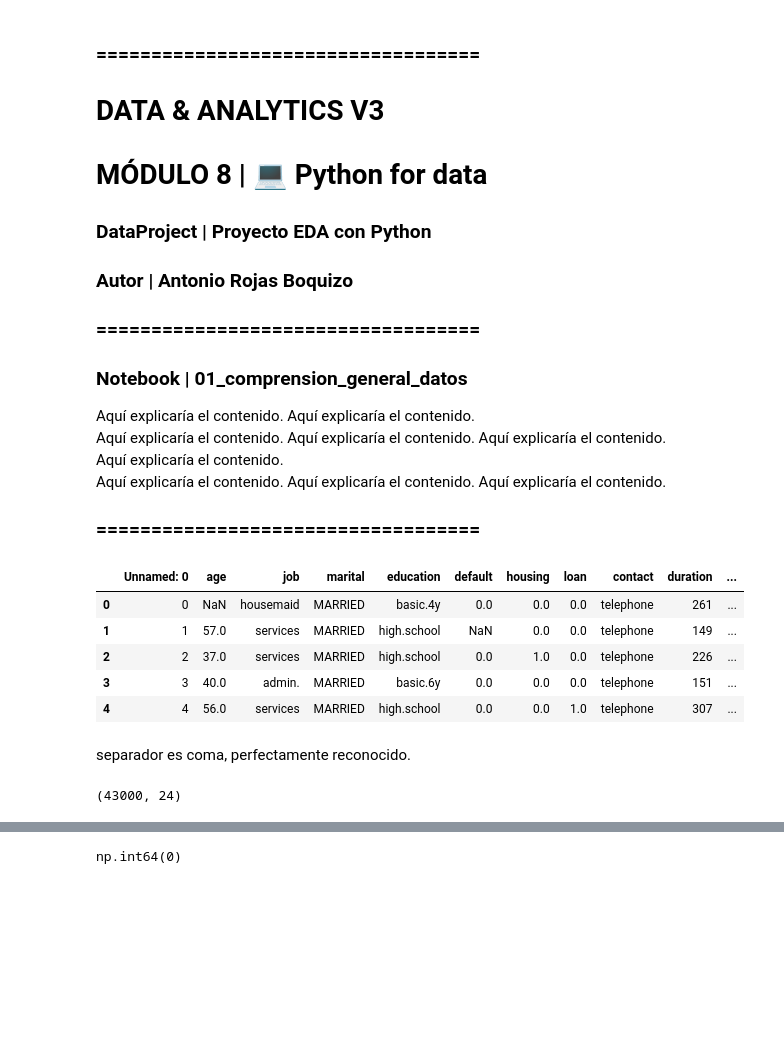
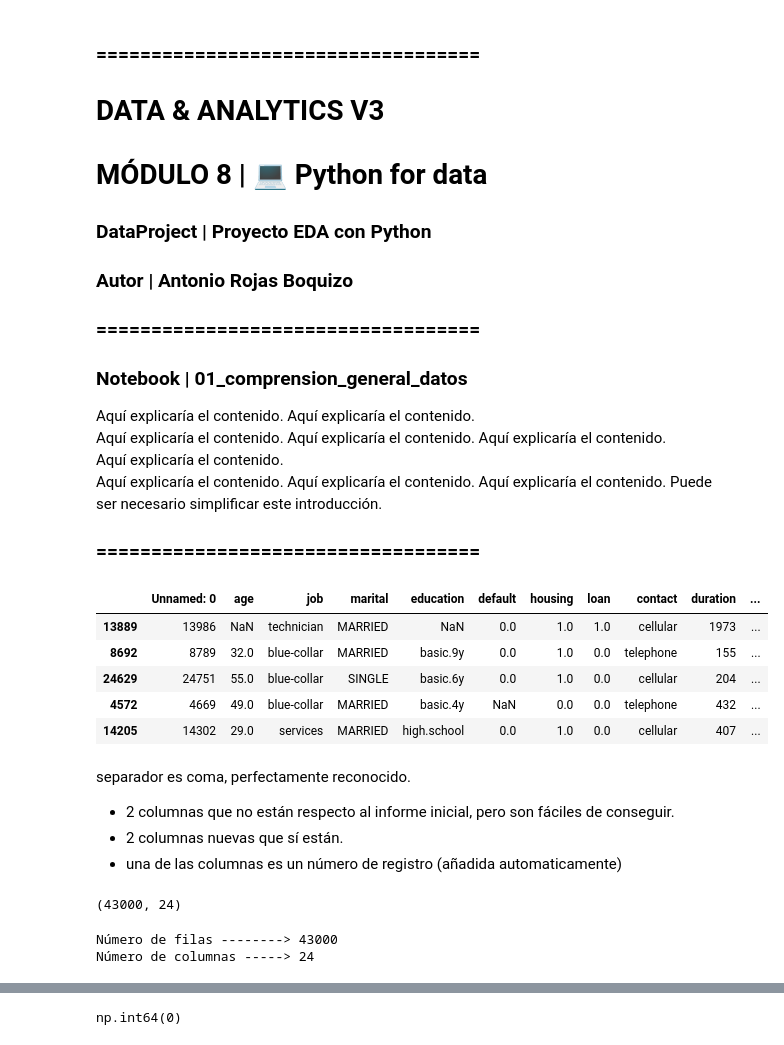
Before and after one commit to AntonioRojasBoquizo/da_proyecto_eda_python, a Jupyter notebook: notebooks/01_comprension_general_datos.ipynb, the cells around one changed output, grey strips where cells are left out. Cells and saved outputs as stored; diff of their text form; code cells hidden in the pictures; blank space fills up the shorter version.

```diff
--- a/notebooks/01_comprension_general_datos.ipynb
+++ b/notebooks/01_comprension_general_datos.ipynb
@@ -10,27 +10,49 @@ Aquí explicaría el contenido. Aquí explicaría el contenido.
 Aquí explicaría el contenido. Aquí explicaría el contenido. Aquí explicaría el contenido.
 Aquí explicaría el contenido.
 Aquí explicaría el contenido. Aquí explicaría el contenido. Aquí explicaría el contenido.
+Puede ser necesario simplificar este introducción.
 ### ===================================
 # %%
 import pandas as pd
-pd.set_option("display.max_columns",None)
+pd.set_option('display.max_columns',None)
+
+# pd para ver todas las columnas
+
+from pathlib import Path
+
+ruta_raw = Path('../data/raw')
 # %%
-df_bank = pd.read_csv("../data/raw/bank-additional.csv")
+df_bank = pd.read_csv(ruta_raw/'bank-additional.csv')
 # %%
-df_bank.head(5)
+df_bank.sample(5)
+
+# df_bank.head(5)
+# df_bank.tail(5)
+
+# puede optarse por df_bank.head(5) o df_bank.tail(5)
 # %% [output]
 |  | Unnamed: 0 | age | job | marital | education | default | housing | loan | contact | duration | ... |
-| 0 | 0 | NaN | housemaid | MARRIED | basic.4y | 0.0 | 0.0 | 0.0 | telephone | 261 | ... |
-| 1 | 1 | 57.0 | services | MARRIED | high.school | NaN | 0.0 | 0.0 | telephone | 149 | ... |
-| 2 | 2 | 37.0 | services | MARRIED | high.school | 0.0 | 1.0 | 0.0 | telephone | 226 | ... |
-| 3 | 3 | 40.0 | admin. | MARRIED | basic.6y | 0.0 | 0.0 | 0.0 | telephone | 151 | ... |
-| 4 | 4 | 56.0 | services | MARRIED | high.school | 0.0 | 0.0 | 1.0 | telephone | 307 | ... |
+| 13889 | 13986 | NaN | technician | MARRIED | NaN | 0.0 | 1.0 | 1.0 | cellular | 1973 | ... |
+| 8692 | 8789 | 32.0 | blue-collar | MARRIED | basic.9y | 0.0 | 1.0 | 0.0 | telephone | 155 | ... |
+| 24629 | 24751 | 55.0 | blue-collar | SINGLE | basic.6y | 0.0 | 1.0 | 0.0 | cellular | 204 | ... |
+| 4572 | 4669 | 49.0 | blue-collar | MARRIED | basic.4y | NaN | 0.0 | 0.0 | telephone | 432 | ... |
+| 14205 | 14302 | 29.0 | services | MARRIED | high.school | 0.0 | 1.0 | 0.0 | cellular | 407 | ... |
 # %% [markdown]
 separador es coma, perfectamente reconocido.
+
+- 2 columnas que no están respecto al informe inicial, pero son fáciles de conseguir.
+- 2 columnas nuevas que sí están.
+- una de las columnas es un número de registro (añadida automaticamente)
 # %%
 df_bank.shape
 # %% [output]
 (43000, 24)
+# %%
+print(f'Número de filas --------> {df_bank.shape[0]}')
+print(f'Número de columnas -----> {df_bank.shape[1]}')
+# %% [output]
+Número de filas --------> 43000
+Número de columnas -----> 24
 # %%
 df_bank.info()
 # %% [output]
```
Also changed, not shown: parts of 5 cells of this notebook, 1 other file.
